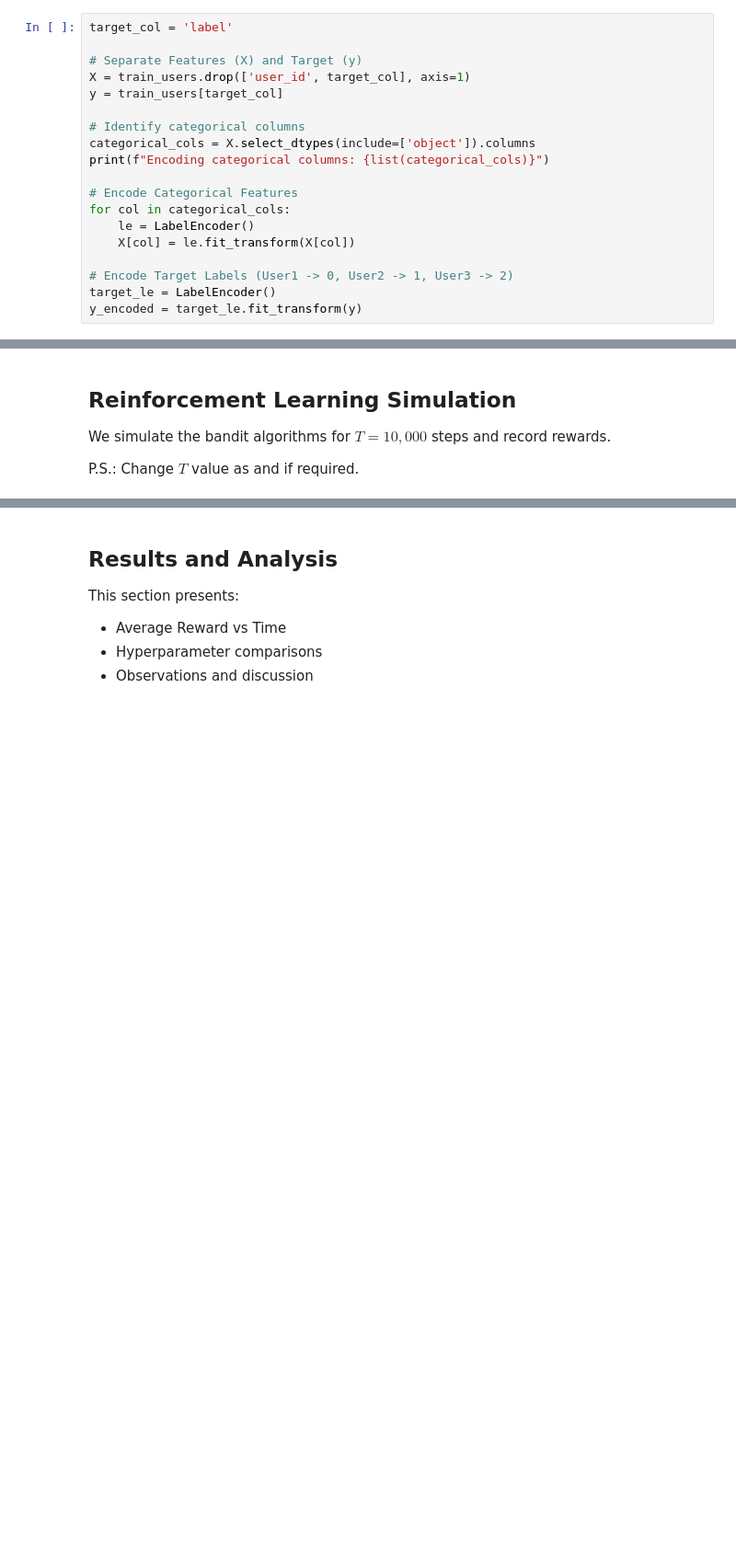
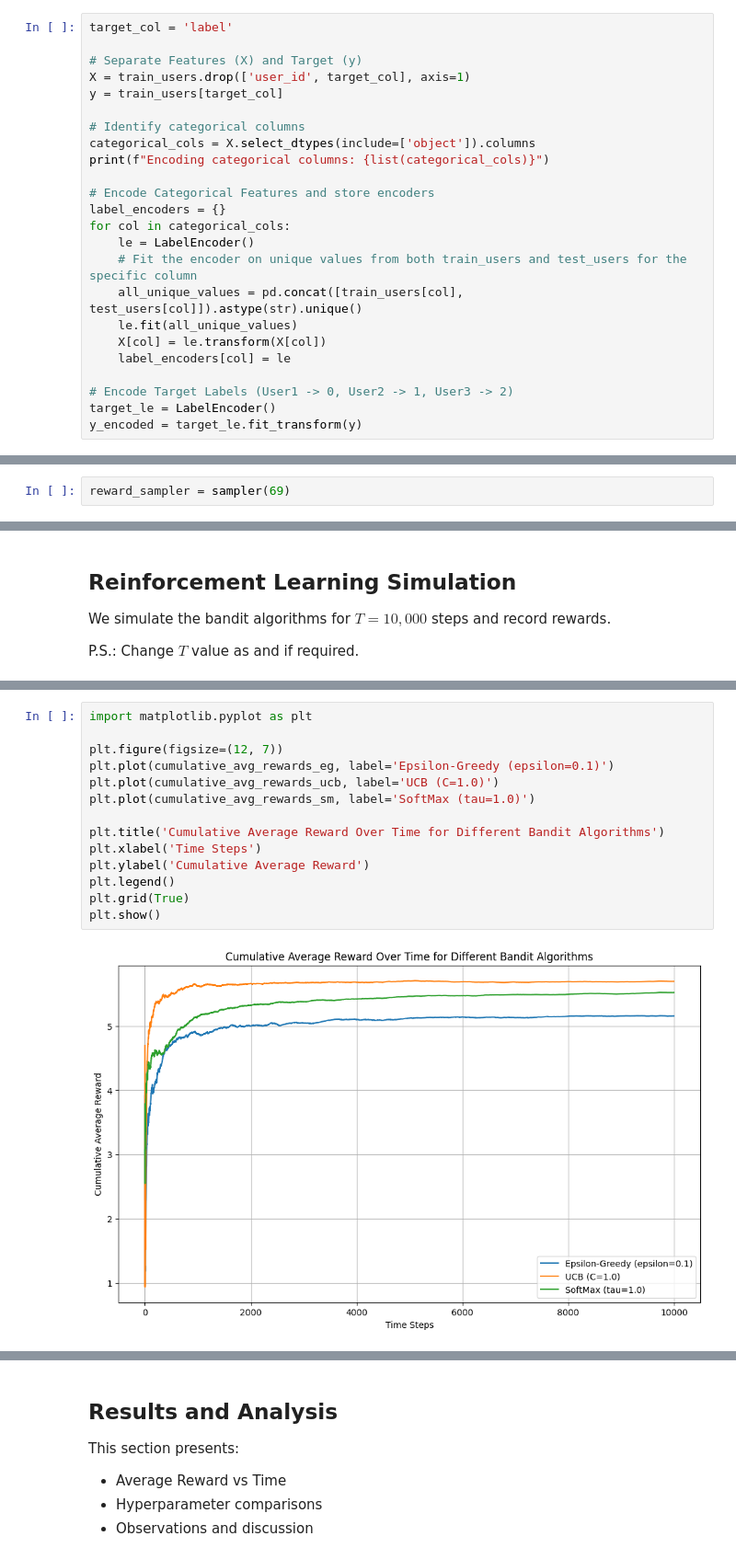
Before and after one commit to RamamAgarwal/lab3-contextual-bandit, a Jupyter notebook: lab3_results_U20230069.ipynb, the cells around one changed output, grey strips where cells are left out. Shown at 92% size. Cells and saved outputs as stored; diff of their text form; blank space fills up the shorter version.

```diff
--- a/lab3_results_U20230069.ipynb
+++ b/lab3_results_U20230069.ipynb
@@ -144,10 +144,15 @@ y = train_users[target_col]
 categorical_cols = X.select_dtypes(include=['object']).columns
 print(f"Encoding categorical columns: {list(categorical_cols)}")
 
-# Encode Categorical Features
+# Encode Categorical Features and store encoders
+label_encoders = {}
 for col in categorical_cols:
     le = LabelEncoder()
-    X[col] = le.fit_transform(X[col])
+    # Fit the encoder on unique values from both train_users and test_users for the specific column
+    all_unique_values = pd.concat([train_users[col], test_users[col]]).astype(str).unique()
+    le.fit(all_unique_values)
+    X[col] = le.transform(X[col])
+    label_encoders[col] = le
 
 # Encode Target Labels (User1 -> 0, User2 -> 1, User3 -> 2)
 target_le = LabelEncoder()
@@ -264,6 +269,8 @@ weighted avg       0.88      0.88      0.88       400
 
 The sampler is initialized using the student's roll number `i`.
 Rewards are obtained using `sampler.sample(j)`.
+# %%
+reward_sampler = sampler(69)
 # %% [markdown]
 ## Arm Mapping
 
@@ -292,0 +560,16 @@ P.S.: Change $T$ value as and if required.
+# %%
+import matplotlib.pyplot as plt
+
+plt.figure(figsize=(12, 7))
+plt.plot(cumulative_avg_rewards_eg, label='Epsilon-Greedy (epsilon=0.1)')
+plt.plot(cumulative_avg_rewards_ucb, label='UCB (C=1.0)')
+plt.plot(cumulative_avg_rewards_sm, label='SoftMax (tau=1.0)')
+
+plt.title('Cumulative Average Reward Over Time for Different Bandit Algorithms')
+plt.xlabel('Time Steps')
+plt.ylabel('Cumulative Average Reward')
+plt.legend()
+plt.grid(True)
+plt.show()
+# %% [output]
+[figure, added]
```
Also changed, not shown: parts of 15 cells of this notebook.
